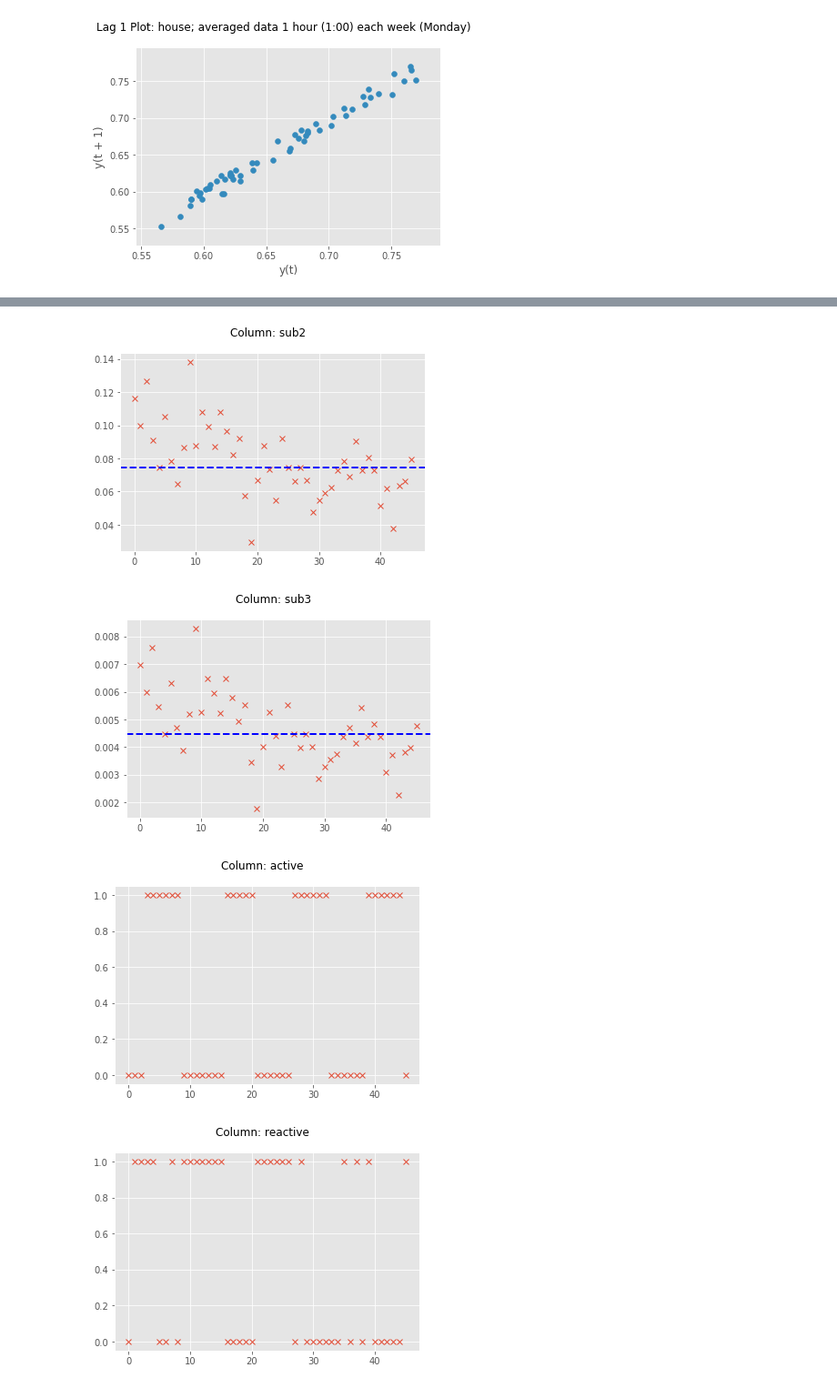
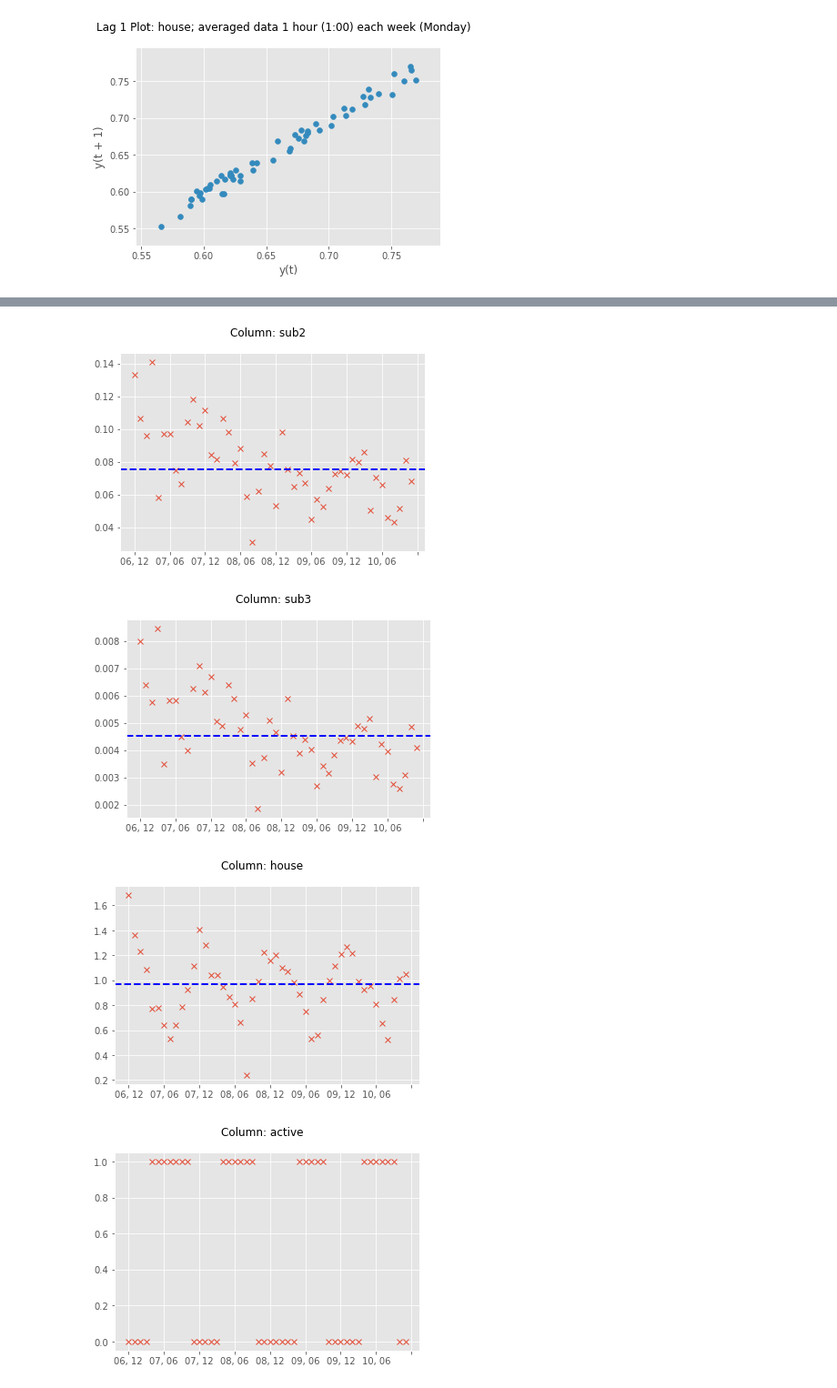
Before and after one commit to dsjstc/EnergyPrj, a Jupyter notebook: ExplorationPlots.ipynb, the cells around one changed output, grey strips where cells are left out. Shown at 91% size. Saved outputs shown, nothing was run; the diff lists cells and outputs as text; code cells hidden in the pictures.

```diff
--- a/ExplorationPlots.ipynb
+++ b/ExplorationPlots.ipynb
@@ -226,34 +226,15 @@ for i in range(0, len(df.columns)):
 # %%
 # Check for Stationarity/Nonstationarity using The Runs Test
 
-# Split the data into time intervals of equal lengths (1 month)
-date_time = pd.to_datetime(df.index)
-date_array = np.unique(date_time.date)
-year_array = date_time.year
-month_array = date_time.month
-
-s = 2
-e = 32
-groups = (year_array[len(year_array)-1] - year_array[1]) * 12 + (month_array[len(month_array)-1] - month_array[1])
-tmp = {}
-
-for i in range(1,groups):
-    start = date_array[s]
-    end = date_array[e]
-    mask = (pd.to_datetime(df.index).date >= start) & (pd.to_datetime(df.index).date < end)
-    tmp[i] = df.loc[mask]
-    s = e+1
-    e = s+30
-
-# Calculate mean for each interval (rows are intervals)
-mn = pd.DataFrame(np.random.randn(groups-1,8), columns=['active', 'reactive', 'volts', 'amps', 'sub1', 'sub2', 'sub3', 'house'])
-for i in range(1,groups):
-    idx = i-1
-    mn.iloc[idx,:] = tmp[i].mean()
+# Split the data into time intervals of equal lengths (30 days) and calculate mean for each interval
+df1 = df
+df1['date'] = pd.to_datetime(df1.index).date
+mn = df1.groupby(pd.to_datetime(df1['date']).dt.strftime('%y, %m')).mean()
 
 # Plot the means of each interval along with the median of each series of means
-for i in range(0, len(df.columns)-1):
-    col = col_name[i]
+col_m = mn.columns
+for i in range(0, len(mn.columns)):
+    col = col_m[i]
     title = 'Column: ' + col
     ts = mn.iloc[:,i]
     ts_median = ts.median()
@@ -263,22 +244,24 @@ for i in range(0, len(df.columns)-1):
     ax = plt.axes()
     ax.plot(ts, marker='x', linewidth=0)
     ax.axhline(y=ts_median, xmin=0, xmax=50, color='b', linestyle='--', lw=2)
+    ax.xaxis.set_major_locator(plt.MaxNLocator(10))
 
 
 # Count number of means above and below median
-medruns = pd.DataFrame(np.random.randn(groups-1,8), columns=['active', 'reactive', 'volts', 'amps', 'sub1', 'sub2', 'sub3', 'house'])
-for i in range(0, len(df.columns)):
+medruns = mn
+for i in range(0, len(mn.columns)):
     ts = mn.iloc[:,i]
     ts_median = ts.median()
     medruns.iloc[:,i] = mn.iloc[:,i].apply(lambda x: 1 if x <= ts_median else 0)
 
-    col = col_name[i]
+    col = col_m[i]
     title = 'Column: ' + col
 
     fig = plt.figure()
     fig.suptitle(title)
     ax = plt.axes()
     ax.plot(medruns.iloc[:,i], marker='x', linewidth=0)
+    ax.xaxis.set_major_locator(plt.MaxNLocator(10))
 
 
 # NOTE -- still need to compare to number of counts found to known probabilities of runs for random data
@@ -291,4 +274,4 @@ for i in range(0, len(df.columns)):
-[figure, old version]
+[figure, new version]
-[figure, old version]
+[figure, new version]
-[figure, old version]
+[figure, new version]
-[figure, old version]
+[figure, new version]
```
Also changed, not shown: parts of 3 cells of this notebook.
